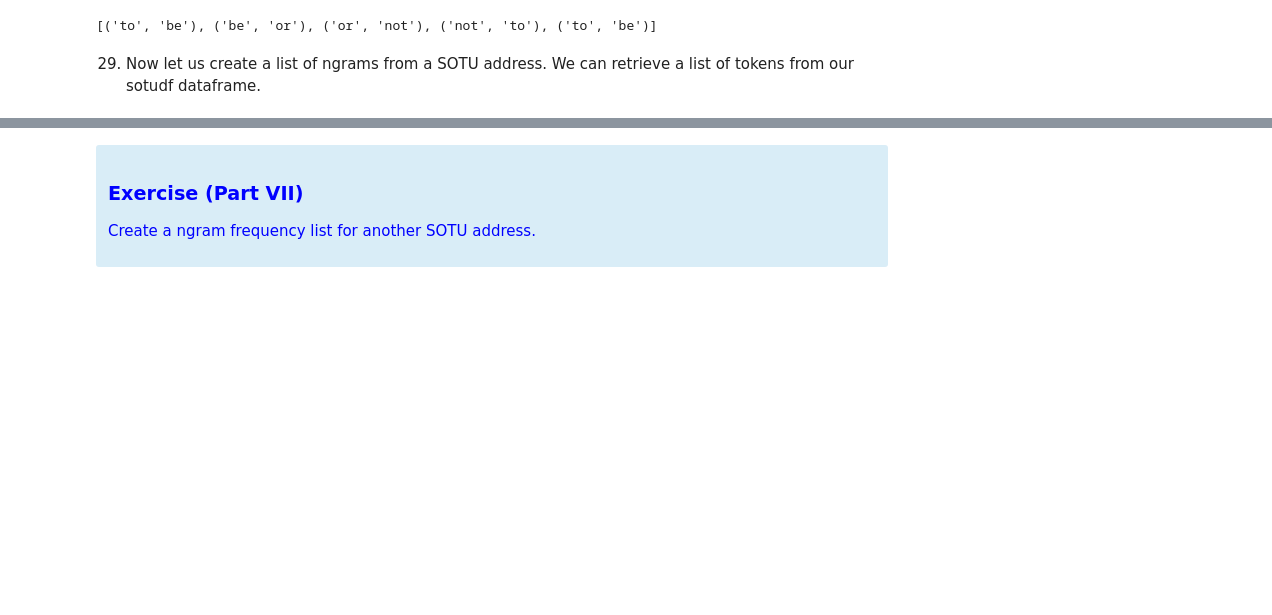
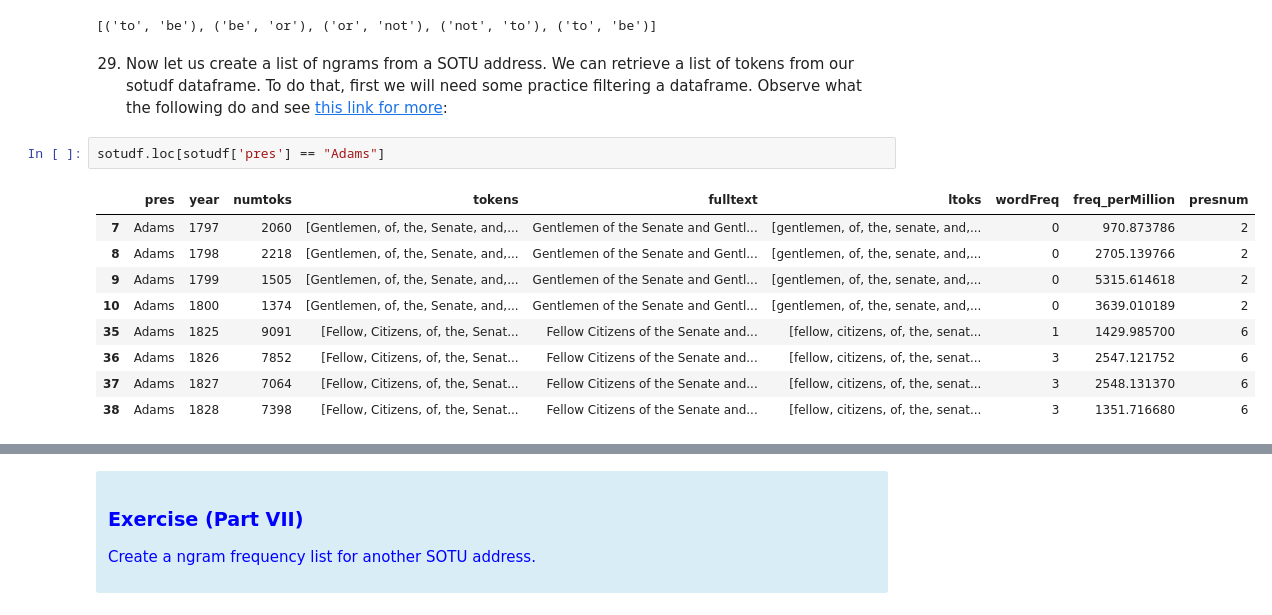
Before and after one commit to Dartmouth-Libraries/Word-Counts, a Jupyter notebook: completed_W23e_PythonTA2_CountingWords.ipynb, the cells around one changed output, grey strips where cells are left out. Saved outputs shown, nothing was run; the diff lists cells and outputs as text; blank space fills up the shorter version.

```diff
--- a/completed_W23e_PythonTA2_CountingWords.ipynb
+++ b/completed_W23e_PythonTA2_CountingWords.ipynb
@@ -639,4 +680,16 @@ print(n_grams)
 # %% [output]
 [('to', 'be'), ('be', 'or'), ('or', 'not'), ('not', 'to'), ('to', 'be')]
 # %% [markdown]
-29. Now let us create a list of ngrams from a SOTU address. We can retrieve a list of tokens from our sotudf dataframe.
+29. Now let us create a list of ngrams from a SOTU address. We can retrieve a list of tokens from our sotudf dataframe. To do that, first we will need some practice filtering a dataframe. Observe what the following do and see [this link for more](https://www.geeksforgeeks.org/difference-between-loc-and-iloc-in-pandas-dataframe/):
+# %%
+sotudf.loc[sotudf['pres'] == "Adams"]
+# %% [output]
+|  | pres | year | numtoks | tokens | fulltext | ltoks | wordFreq | freq_perMillion | presnum |
+| 7 | Adams | 1797 | 2060 | [Gentlemen, of, the, Senate, and,... | Gentlemen of the Senate and Gentl... | [gentlemen, of, the, senate, and,... | 0 | 970.873786 | 2 |
+| 8 | Adams | 1798 | 2218 | [Gentlemen, of, the, Senate, and,... | Gentlemen of the Senate and Gentl... | [gentlemen, of, the, senate, and,... | 0 | 2705.139766 | 2 |
+| 9 | Adams | 1799 | 1505 | [Gentlemen, of, the, Senate, and,... | Gentlemen of the Senate and Gentl... | [gentlemen, of, the, senate, and,... | 0 | 5315.614618 | 2 |
+| 10 | Adams | 1800 | 1374 | [Gentlemen, of, the, Senate, and,... | Gentlemen of the Senate and Gentl... | [gentlemen, of, the, senate, and,... | 0 | 3639.010189 | 2 |
+| 35 | Adams | 1825 | 9091 | [Fellow, Citizens, of, the, Senat... | Fellow Citizens of the Senate and... | [fellow, citizens, of, the, senat... | 1 | 1429.985700 | 6 |
+| 36 | Adams | 1826 | 7852 | [Fellow, Citizens, of, the, Senat... | Fellow Citizens of the Senate and... | [fellow, citizens, of, the, senat... | 3 | 2547.121752 | 6 |
+| 37 | Adams | 1827 | 7064 | [Fellow, Citizens, of, the, Senat... | Fellow Citizens of the Senate and... | [fellow, citizens, of, the, senat... | 3 | 2548.131370 | 6 |
+| 38 | Adams | 1828 | 7398 | [Fellow, Citizens, of, the, Senat... | Fellow Citizens of the Senate and... | [fellow, citizens, of, the, senat... | 3 | 1351.716680 | 6 |
```
Also changed, not shown: parts of 44 cells of this notebook, 1 other file.
